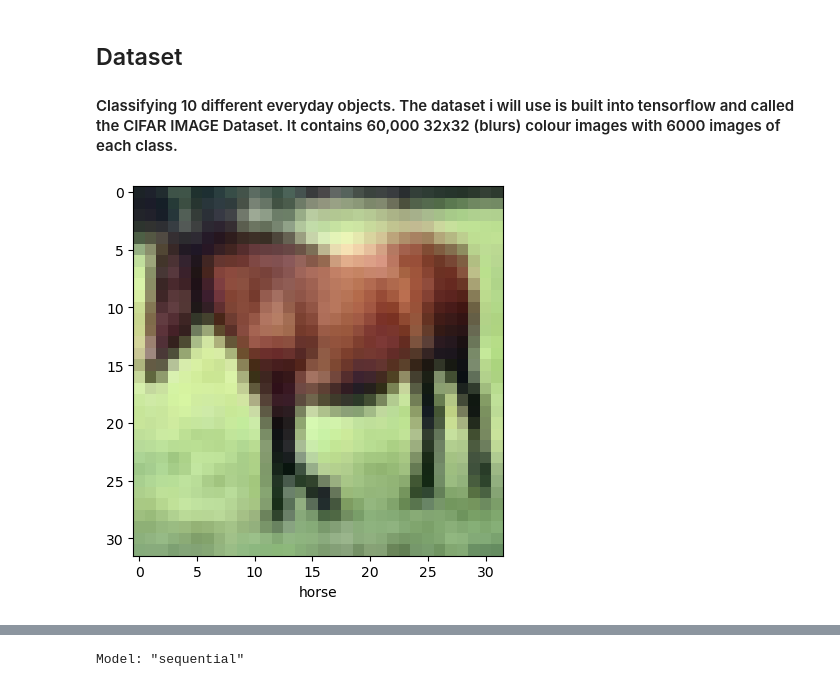
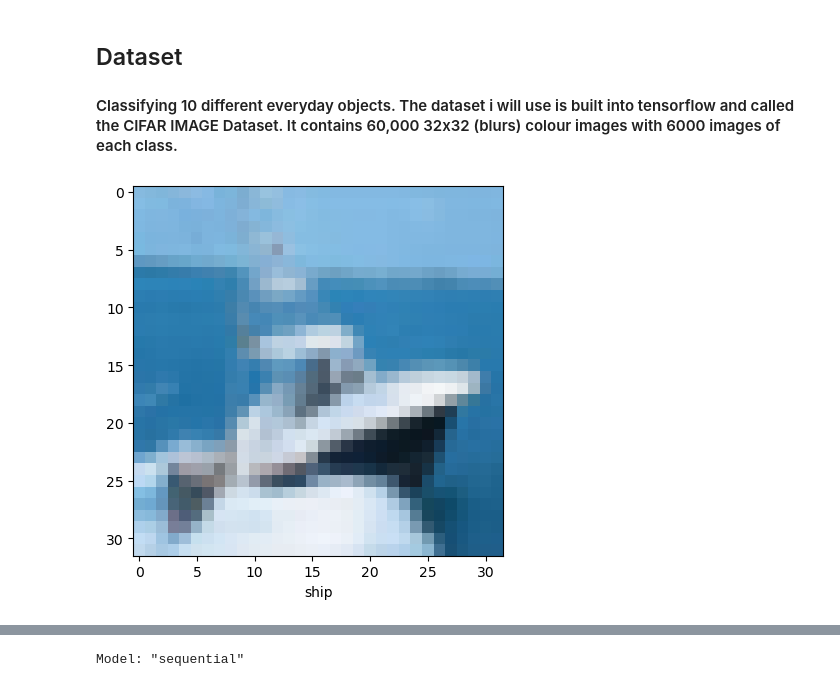
Before and after one commit to 01Qin/MachineLearning, a Jupyter notebook: Computer Vision.ipynb, the cells around one changed output, grey strips where cells are left out. Cells and saved outputs as stored; diff of their text form; code cells hidden in the pictures.

```diff
--- a/Computer Vision.ipynb
+++ b/Computer Vision.ipynb
@@ -17,12 +17,12 @@ train_images, test_images = train_images / 255.0, test_images / 255.0
 class_names = ['airplane', 'automobile', 'bird', 'cat', 'deer', 'dog', 'frog', 'horse', 'ship', 'truck'] # labels
 # %%
 # look at one image
-IMG_INDEX = 7  # changeable
+IMG_INDEX = 8  # changeable
 plt.imshow(train_images[IMG_INDEX], cmap=plt.cm.binary)
 plt.xlabel(class_names[train_labels[IMG_INDEX][0]])
 plt.show()
 # %% [output]
-[figure, old version]
+[figure, new version]
 # %% [markdown]
 # CNN Architecture
 ### A common architecture for a CNN is a stack of Conv2D and MaxPooling2D layers followed by a few densely connected layers. To idea is that the stack of convolutional and maxpooling layers extract the features from the image.
```
Also changed, not shown: parts of 3 cells of this notebook.
